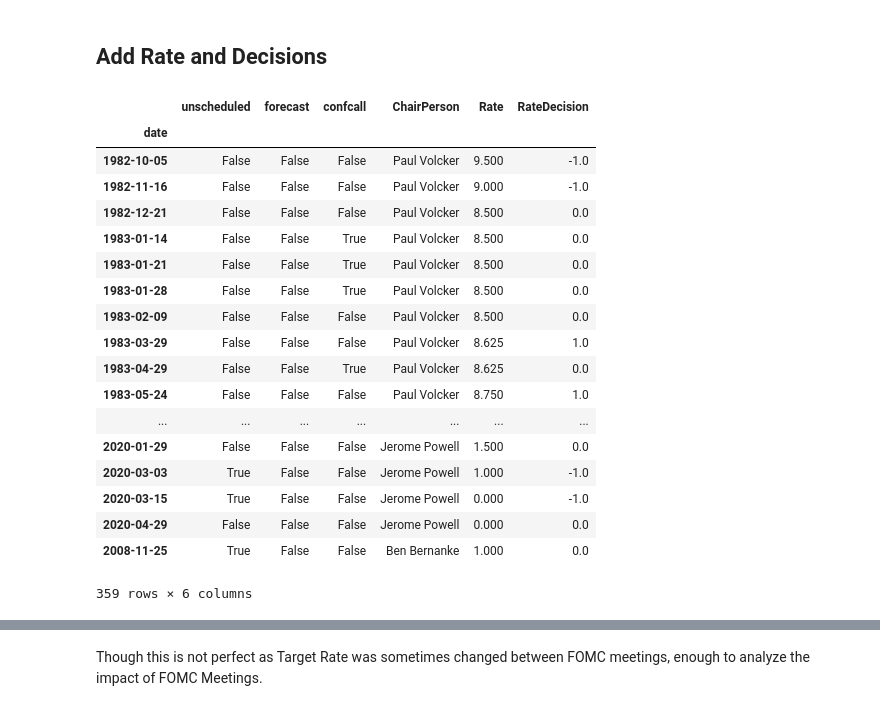
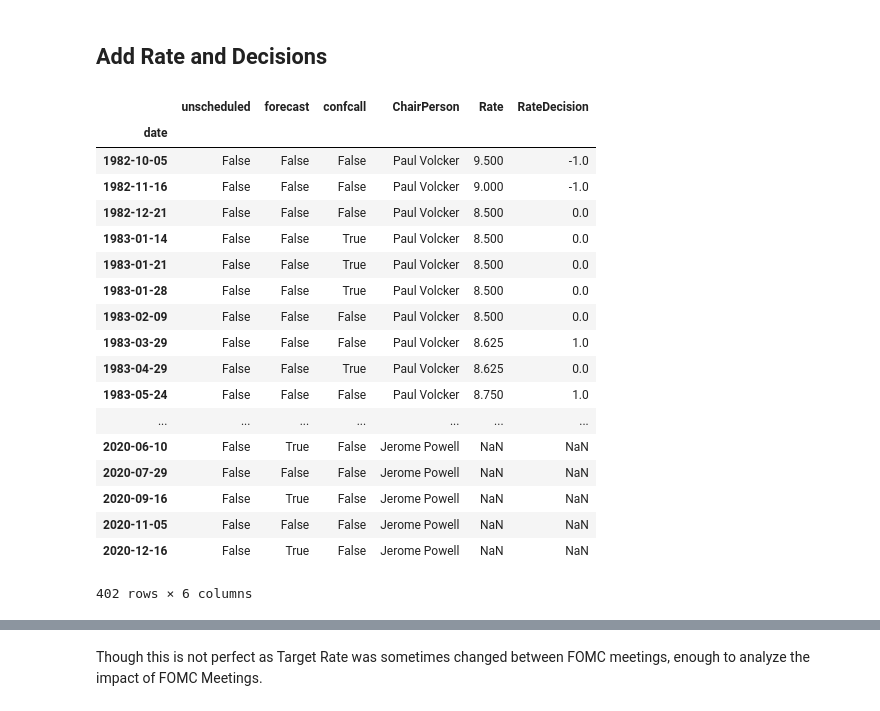
Before and after one commit to yukit-k/centralbank_analysis, a Jupyter notebook: src/2_FOMC_Analysis_Preprocess_NonText.ipynb, the cells around one changed output, grey strips where cells are left out. Saved outputs shown, nothing was run; the diff lists cells and outputs as text; code cells hidden in the pictures.

Commit message:
fix: Correct fomc meeting calendar formatting issue.

```diff
--- a/src/2_FOMC_Analysis_Preprocess_NonText.ipynb
+++ b/src/2_FOMC_Analysis_Preprocess_NonText.ipynb
@@ -708,40 +708,40 @@ for i in tqdm(range(len(fomc_calendar))):
     not_found = True
     for j in range(len(fedrate_df)):
         if fomc_calendar.index[i] == fedrate_df.index[j]:
             not_found = False
             rate_list.append(float(fedrate_df['Rate'].iloc[j+3]))
             if fedrate_df['Rate'].iloc[j-1] == fedrate_df['Rate'].iloc[j+3]:
-                decision_list.append(0)
+                decision_list.append(int(0))
             elif fedrate_df['Rate'].iloc[j-1] < fedrate_df['Rate'].iloc[j+3]:
-                decision_list.append(1)
+                decision_list.append(int(1))
             elif fedrate_df['Rate'].iloc[j-1] > fedrate_df['Rate'].iloc[j+3]:
-                decision_list.append(-1)
+                decision_list.append(int(-1))
+            break
     if not_found:
         rate_list.append(np.nan)
         decision_list.append(np.nan)
 
 fomc_calendar.loc[:,'Rate'] = rate_list
 fomc_calendar.loc[:,'RateDecision'] = decision_list
-fomc_calendar.dropna(subset=['Rate'], inplace=True)
 
 fomc_calendar
 # %% [output]
 |  | unscheduled | forecast | confcall | ChairPerson | Rate | RateDecision |
 | date |  |  |  |  |  |  |
 | 1982-10-05 | False | False | False | Paul Volcker | 9.500 | -1.0 |
 | 1982-11-16 | False | False | False | Paul Volcker | 9.000 | -1.0 |
 | 1982-12-21 | False | False | False | Paul Volcker | 8.500 | 0.0 |
 | 1983-01-14 | False | False | True | Paul Volcker | 8.500 | 0.0 |
 | 1983-01-21 | False | False | True | Paul Volcker | 8.500 | 0.0 |
 | 1983-01-28 | False | False | True | Paul Volcker | 8.500 | 0.0 |
 | 1983-02-09 | False | False | False | Paul Volcker | 8.500 | 0.0 |
 | 1983-03-29 | False | False | False | Paul Volcker | 8.625 | 1.0 |
 | 1983-04-29 | False | False | True | Paul Volcker | 8.625 | 0.0 |
 | 1983-05-24 | False | False | False | Paul Volcker | 8.750 | 1.0 |
 | ... | ... | ... | ... | ... | ... | ... |
-| 2020-01-29 | False | False | False | Jerome Powell | 1.500 | 0.0 |
-| 2020-03-03 | True | False | False | Jerome Powell | 1.000 | -1.0 |
-| 2020-03-15 | True | False | False | Jerome Powell | 0.000 | -1.0 |
-| 2020-04-29 | False | False | False | Jerome Powell | 0.000 | 0.0 |
-| 2008-11-25 | True | False | False | Ben Bernanke | 1.000 | 0.0 |
+| 2020-06-10 | False | True | False | Jerome Powell | NaN | NaN |
+| 2020-07-29 | False | False | False | Jerome Powell | NaN | NaN |
+| 2020-09-16 | False | True | False | Jerome Powell | NaN | NaN |
+| 2020-11-05 | False | False | False | Jerome Powell | NaN | NaN |
+| 2020-12-16 | False | True | False | Jerome Powell | NaN | NaN |
-359 rows × 6 columns
+402 rows × 6 columns
```
Also changed, not shown: parts of 13 cells of this notebook.
